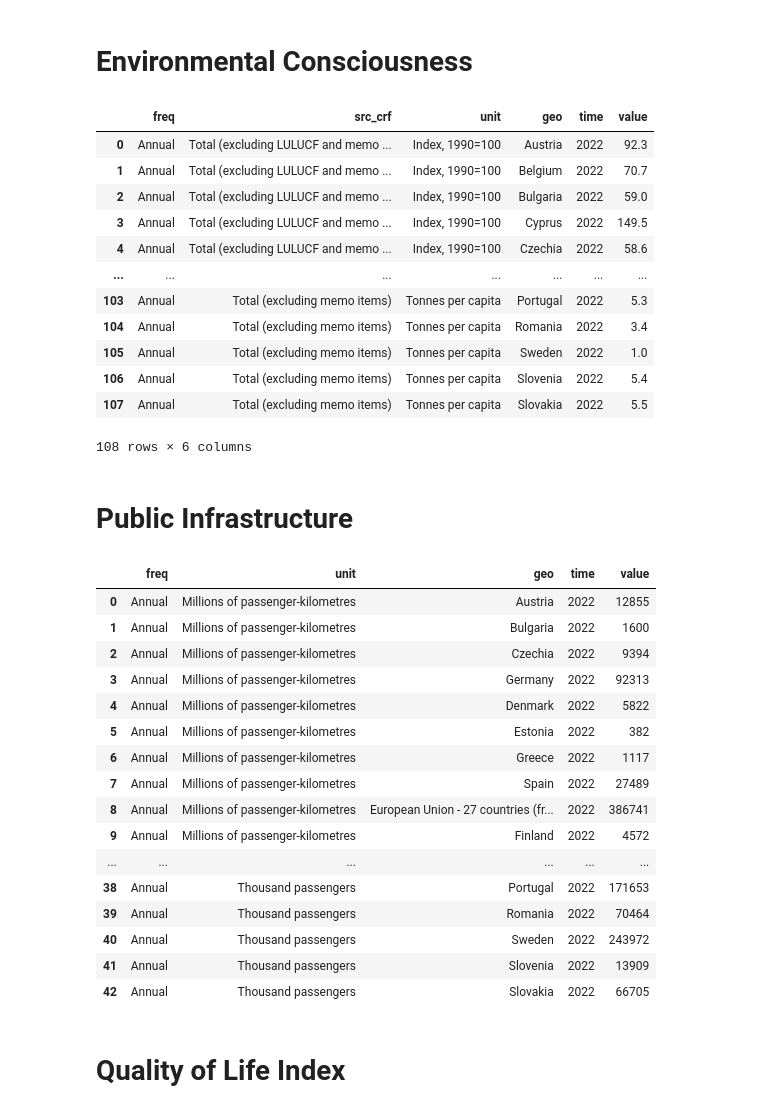
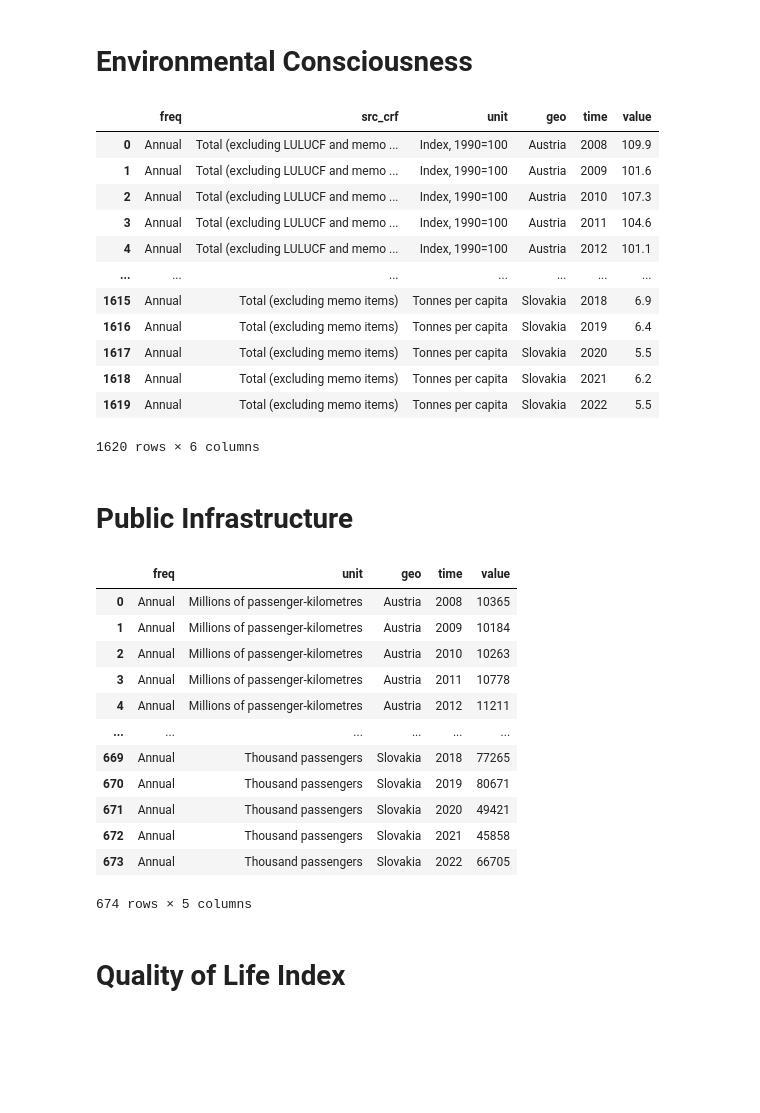
Before and after one commit to mke27/life, a Jupyter notebook: datasets/raw-datasets/accessingAPI.ipynb, the cells around one changed output. Cells and saved outputs as stored; diff of their text form; code cells hidden in the pictures; blank space fills up the shorter version.

```diff
--- a/datasets/raw-datasets/accessingAPI.ipynb
+++ b/datasets/raw-datasets/accessingAPI.ipynb
@@ -154,44 +159,42 @@ api_to_df('https://ec.europa.eu/eurostat/api/dissemination/statistics/1.0/data/i
 # %% [markdown]
 # Environmental Consciousness
 # %%
-api_to_df('https://ec.europa.eu/eurostat/api/dissemination/statistics/1.0/data/sdg_13_10?format=JSON&time=2022&geo=BE&geo=BG&geo=CZ&geo=DK&geo=DE&geo=EE&geo=IE&geo=EL&geo=ES&geo=FR&geo=HR&geo=IT&geo=CY&geo=LV&geo=LT&geo=LU&geo=HU&geo=MT&geo=NL&geo=AT&geo=PL&geo=PT&geo=RO&geo=SI&geo=SK&geo=FI&geo=SE&unit=T_HAB&unit=I90&src_crf=TOTXMEMO&src_crf=TOTX4_MEMO&lang=en')
+environment = api_to_df("https://ec.europa.eu/eurostat/api/dissemination/statistics/1.0/data/sdg_13_10?format=JSON&time=2008&time=2009&time=2010&time=2011&time=2012&time=2013&time=2014&time=2015&time=2016&time=2017&time=2018&time=2019&time=2020&time=2021&time=2022&geo=BE&geo=BG&geo=CZ&geo=DK&geo=DE&geo=EE&geo=IE&geo=EL&geo=ES&geo=FR&geo=HR&geo=IT&geo=CY&geo=LV&geo=LT&geo=LU&geo=HU&geo=MT&geo=NL&geo=AT&geo=PL&geo=PT&geo=RO&geo=SI&geo=SK&geo=FI&geo=SE&unit=T_HAB&unit=I90&src_crf=TOTXMEMO&src_crf=TOTX4_MEMO&lang=en")
+environment
 # %% [output]
 |  | freq | src_crf | unit | geo | time | value |
-| 0 | Annual | Total (excluding LULUCF and memo ... | Index, 1990=100 | Austria | 2022 | 92.3 |
-| 1 | Annual | Total (excluding LULUCF and memo ... | Index, 1990=100 | Belgium | 2022 | 70.7 |
-| 2 | Annual | Total (excluding LULUCF and memo ... | Index, 1990=100 | Bulgaria | 2022 | 59.0 |
-| 3 | Annual | Total (excluding LULUCF and memo ... | Index, 1990=100 | Cyprus | 2022 | 149.5 |
-| 4 | Annual | Total (excluding LULUCF and memo ... | Index, 1990=100 | Czechia | 2022 | 58.6 |
+| 0 | Annual | Total (excluding LULUCF and memo ... | Index, 1990=100 | Austria | 2008 | 109.9 |
+| 1 | Annual | Total (excluding LULUCF and memo ... | Index, 1990=100 | Austria | 2009 | 101.6 |
+| 2 | Annual | Total (excluding LULUCF and memo ... | Index, 1990=100 | Austria | 2010 | 107.3 |
+| 3 | Annual | Total (excluding LULUCF and memo ... | Index, 1990=100 | Austria | 2011 | 104.6 |
+| 4 | Annual | Total (excluding LULUCF and memo ... | Index, 1990=100 | Austria | 2012 | 101.1 |
 | ... | ... | ... | ... | ... | ... | ... |
-| 103 | Annual | Total (excluding memo items) | Tonnes per capita | Portugal | 2022 | 5.3 |
-| 104 | Annual | Total (excluding memo items) | Tonnes per capita | Romania | 2022 | 3.4 |
-| 105 | Annual | Total (excluding memo items) | Tonnes per capita | Sweden | 2022 | 1.0 |
-| 106 | Annual | Total (excluding memo items) | Tonnes per capita | Slovenia | 2022 | 5.4 |
-| 107 | Annual | Total (excluding memo items) | Tonnes per capita | Slovakia | 2022 | 5.5 |
+| 1615 | Annual | Total (excluding memo items) | Tonnes per capita | Slovakia | 2018 | 6.9 |
+| 1616 | Annual | Total (excluding memo items) | Tonnes per capita | Slovakia | 2019 | 6.4 |
+| 1617 | Annual | Total (excluding memo items) | Tonnes per capita | Slovakia | 2020 | 5.5 |
+| 1618 | Annual | Total (excluding memo items) | Tonnes per capita | Slovakia | 2021 | 6.2 |
+| 1619 | Annual | Total (excluding memo items) | Tonnes per capita | Slovakia | 2022 | 5.5 |
-108 rows × 6 columns
+1620 rows × 6 columns
 # %% [markdown]
 # Public Infrastructure
 # %%
 
-api_to_df('https://ec.europa.eu/eurostat/api/dissemination/statistics/1.0/data/rail_pa_total?format=JSON&time=2022&geo=EU27_2020&geo=BE&geo=BG&geo=CZ&geo=DK&geo=DE&geo=EE&geo=IE&geo=EL&geo=ES&geo=FR&geo=HR&geo=IT&geo=LV&geo=LT&geo=LU&geo=HU&geo=NL&geo=AT&geo=PL&geo=PT&geo=RO&geo=SI&geo=SK&geo=FI&geo=SE&unit=MIO_PKM&unit=THS_PAS&lang=en')
+infrastructure = api_to_df('https://ec.europa.eu/eurostat/api/dissemination/statistics/1.0/data/rail_pa_total?format=JSON&time=2008&time=2009&time=2010&time=2011&time=2012&time=2013&time=2014&time=2015&time=2016&time=2017&time=2018&time=2019&time=2020&time=2021&time=2022&geo=EU27_2020&geo=BE&geo=BG&geo=CZ&geo=DK&geo=DE&geo=EE&geo=IE&geo=EL&geo=ES&geo=FR&geo=HR&geo=IT&geo=LV&geo=LT&geo=LU&geo=HU&geo=NL&geo=AT&geo=PL&geo=PT&geo=RO&geo=SI&geo=SK&geo=FI&geo=SE&unit=MIO_PKM&unit=THS_PAS&lang=en')
+infrastructure
 # %% [output]
 |  | freq | unit | geo | time | value |
-| 0 | Annual | Millions of passenger-kilometres | Austria | 2022 | 12855 |
-| 1 | Annual | Millions of passenger-kilometres | Bulgaria | 2022 | 1600 |
-| 2 | Annual | Millions of passenger-kilometres | Czechia | 2022 | 9394 |
-| 3 | Annual | Millions of passenger-kilometres | Germany | 2022 | 92313 |
-| 4 | Annual | Millions of passenger-kilometres | Denmark | 2022 | 5822 |
-| 5 | Annual | Millions of passenger-kilometres | Estonia | 2022 | 382 |
-| 6 | Annual | Millions of passenger-kilometres | Greece | 2022 | 1117 |
-| 7 | Annual | Millions of passenger-kilometres | Spain | 2022 | 27489 |
-| 8 | Annual | Millions of passenger-kilometres | European Union - 27 countries (fr... | 2022 | 386741 |
-| 9 | Annual | Millions of passenger-kilometres | Finland | 2022 | 4572 |
+| 0 | Annual | Millions of passenger-kilometres | Austria | 2008 | 10365 |
+| 1 | Annual | Millions of passenger-kilometres | Austria | 2009 | 10184 |
+| 2 | Annual | Millions of passenger-kilometres | Austria | 2010 | 10263 |
+| 3 | Annual | Millions of passenger-kilometres | Austria | 2011 | 10778 |
+| 4 | Annual | Millions of passenger-kilometres | Austria | 2012 | 11211 |
 | ... | ... | ... | ... | ... | ... |
-| 38 | Annual | Thousand passengers | Portugal | 2022 | 171653 |
-| 39 | Annual | Thousand passengers | Romania | 2022 | 70464 |
-| 40 | Annual | Thousand passengers | Sweden | 2022 | 243972 |
-| 41 | Annual | Thousand passengers | Slovenia | 2022 | 13909 |
-| 42 | Annual | Thousand passengers | Slovakia | 2022 | 66705 |
+| 669 | Annual | Thousand passengers | Slovakia | 2018 | 77265 |
+| 670 | Annual | Thousand passengers | Slovakia | 2019 | 80671 |
+| 671 | Annual | Thousand passengers | Slovakia | 2020 | 49421 |
+| 672 | Annual | Thousand passengers | Slovakia | 2021 | 45858 |
+| 673 | Annual | Thousand passengers | Slovakia | 2022 | 66705 |
+674 rows × 5 columns
 # %% [markdown]
 # Quality of Life Index
 # %%
```
Also changed, not shown: parts of 11 cells of this notebook.
